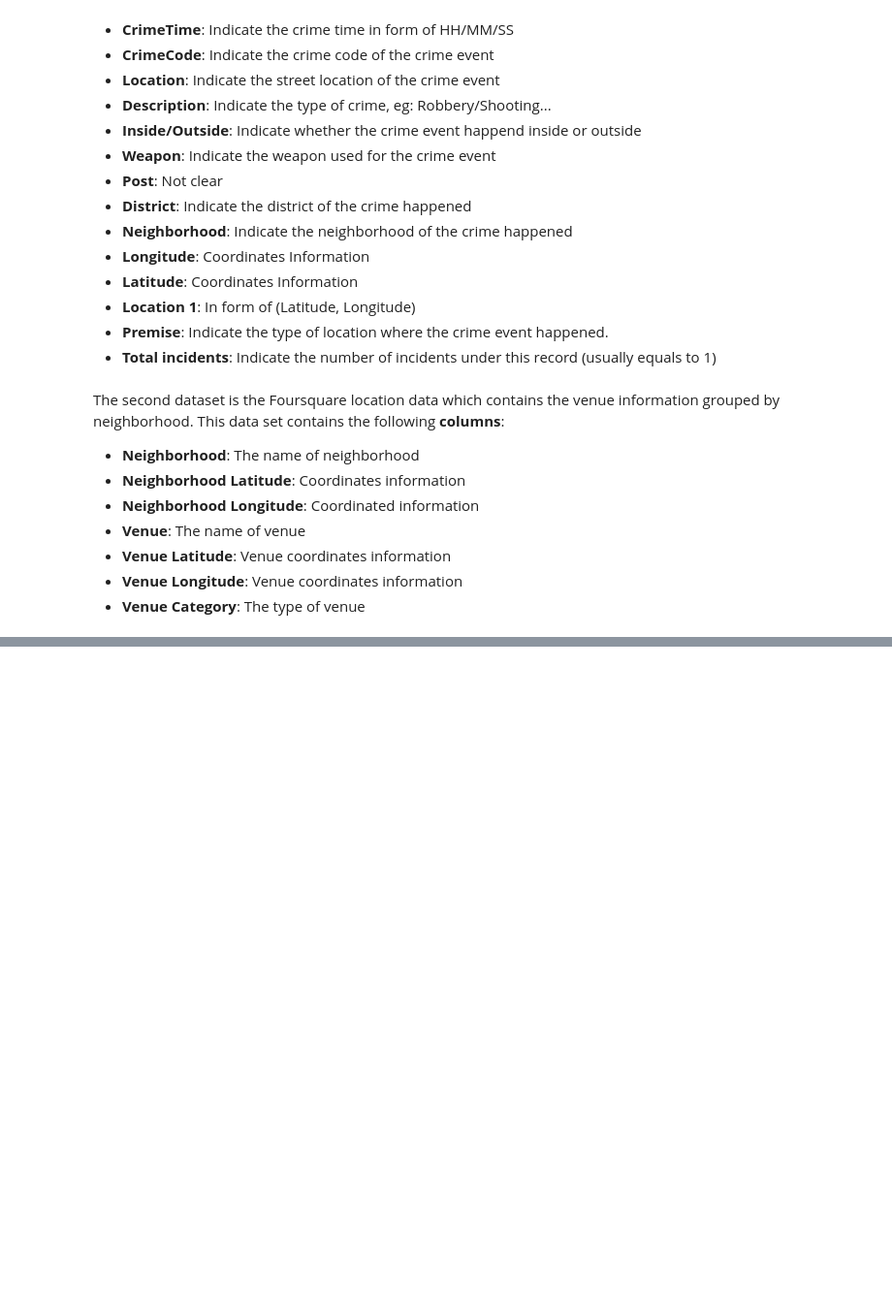
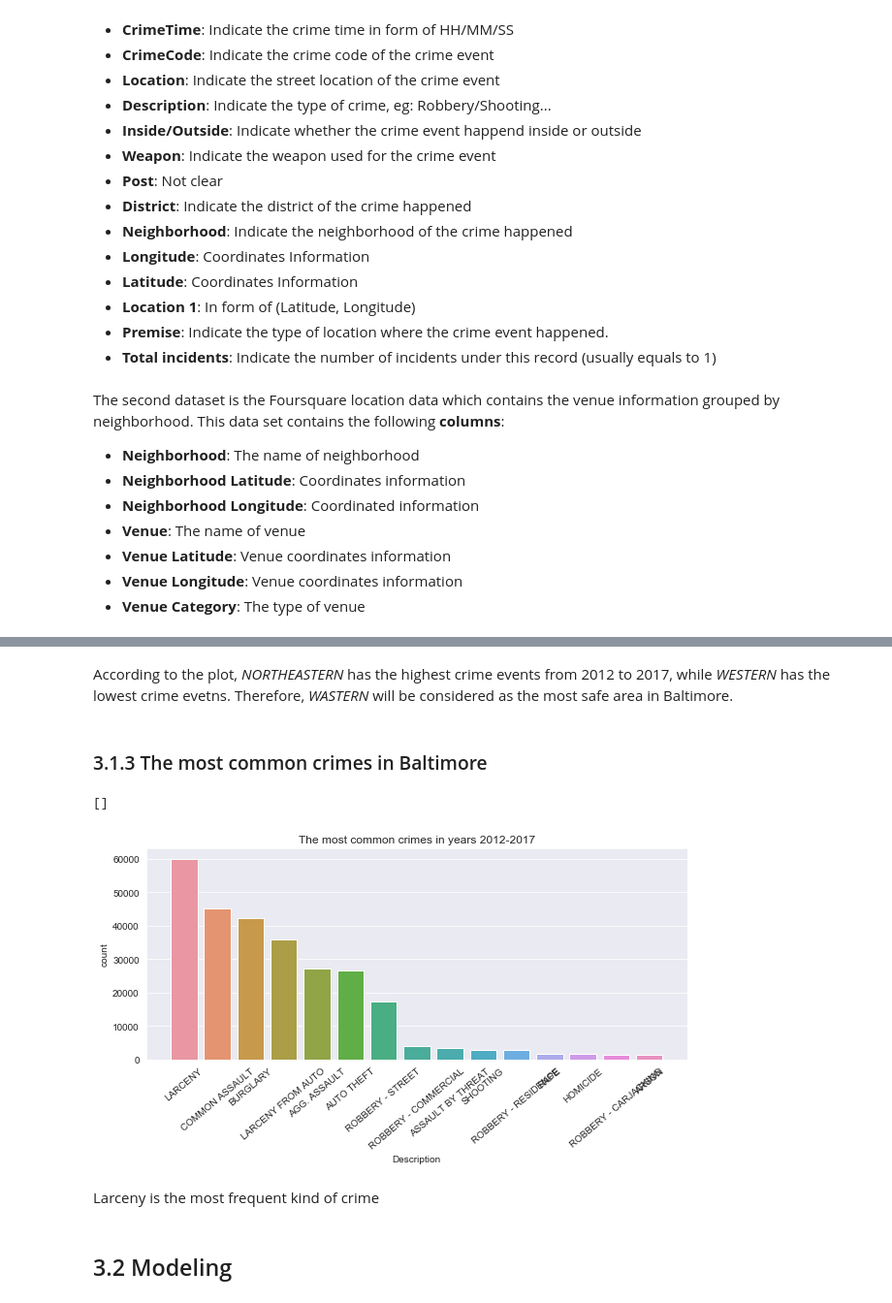
Before and after one commit to Leshen0612/Coursera_Capstone, a Jupyter notebook: The Battle of Neighborhoods_Baltimore.ipynb, the cells around one changed output, grey strips where cells are left out. Shown at 97% size. Saved outputs shown, nothing was run; the diff lists cells and outputs as text; code cells hidden in the pictures; blank space fills up the shorter version.

```diff
--- a/The Battle of Neighborhoods_Baltimore.ipynb
+++ b/The Battle of Neighborhoods_Baltimore.ipynb
@@ -38,0 +48,3 @@ The second dataset is the Foursquare location data which contains the venue info
+# %%
+df = pd.read_csv('BPD_Part_1_Victim_Based_Crime_Data.csv')
+df.head(10)
@@ -38,0 +71,3 @@ The second dataset is the Foursquare location data which contains the venue info
+# %%
+df_bal = df.drop(['CrimeCode','Inside/Outside','Post','Location 1', 'Premise',  'Total Incidents'], axis = 1)
+df_bal.head()
@@ -38,0 +249,18 @@ The second dataset is the Foursquare location data which contains the venue info
+# %% [markdown]
+According to the plot, _NORTHEASTERN_ has the highest crime events from 2012 to 2017, while _WESTERN_ has the lowest crime evetns. Therefore, _WASTERN_ will be considered as the most safe area in Baltimore.
+# %% [markdown]
+### 3.1.3 The most common crimes in Baltimore
+# %%
+plt.figure(figsize=(10,4))
+
+plt.title('The most common crimes in years 2012-2017')
+sns.countplot(x='Description', data=df_bal, order = df_bal['Description'].value_counts().index, )
+plt.xticks(rotation=40)
+plt.plot()
+# %% [output]
+[]
+[figure, added]
+# %% [markdown]
+Larceny is the most frequent kind of crime
+# %% [markdown]
+## 3.2 Modeling
```
Also changed, not shown: parts of 75 cells of this notebook, 2 other files.
